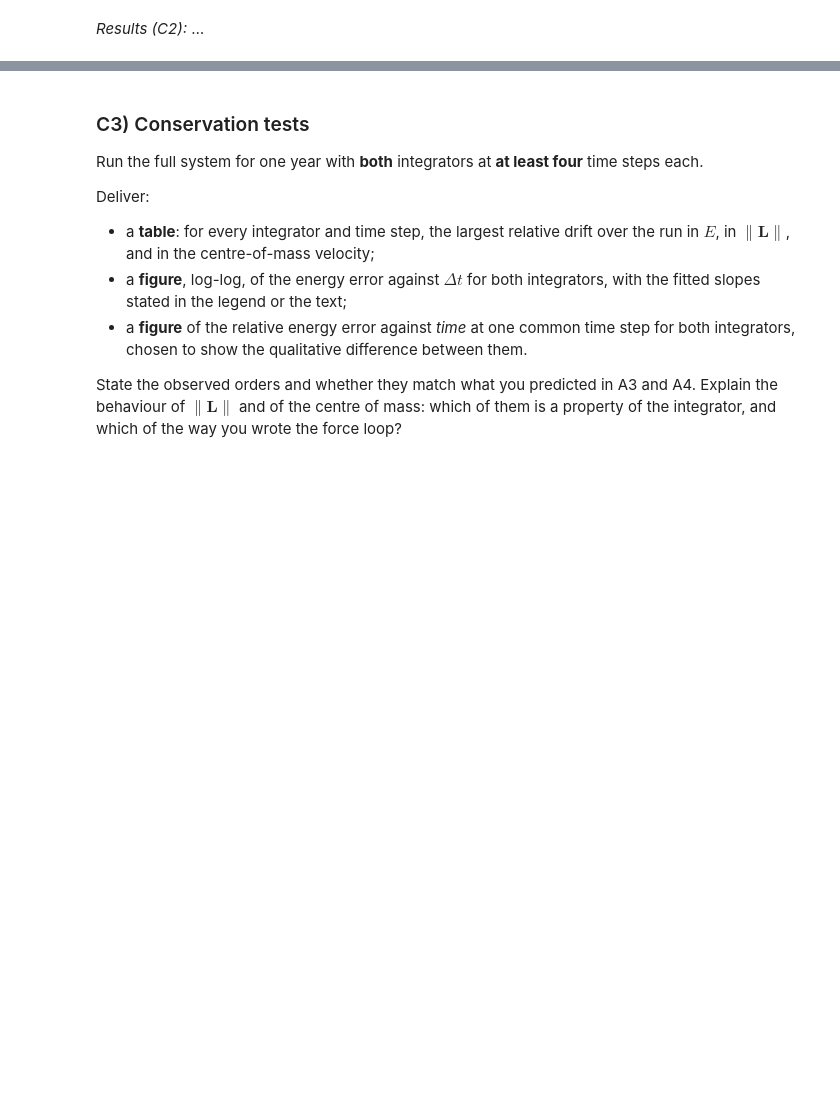
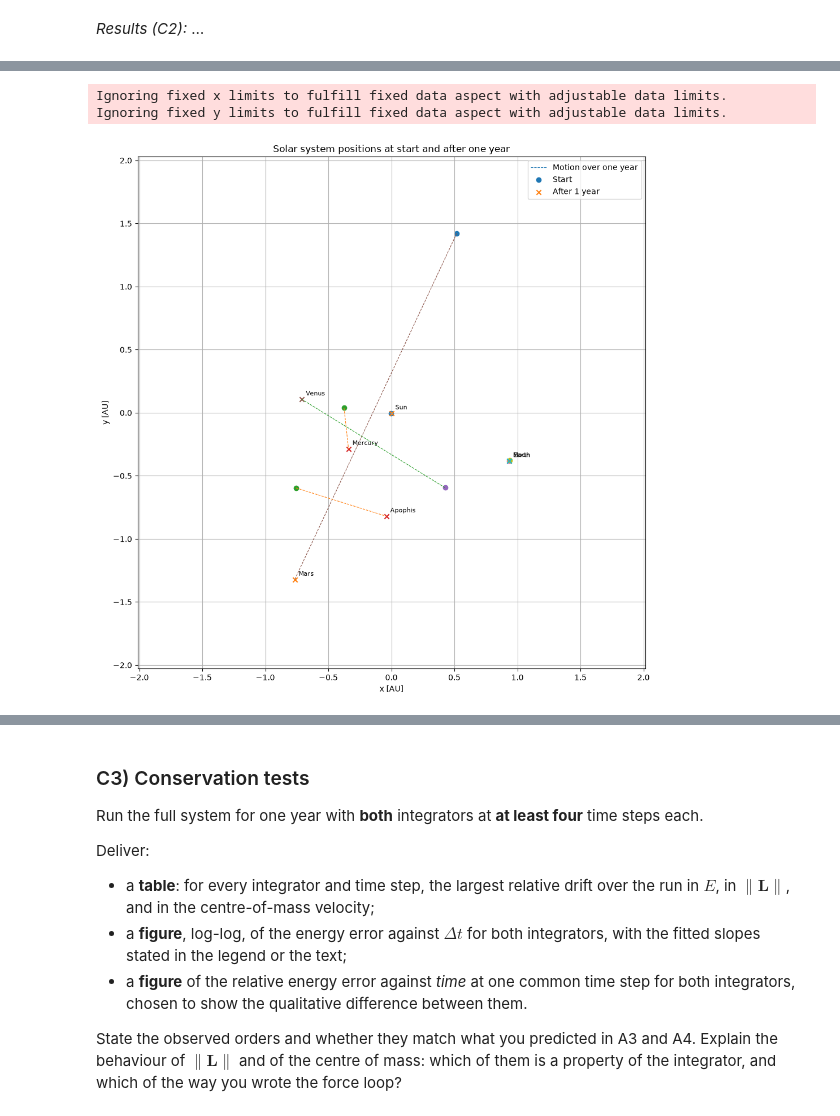
Before and after one commit to datomic117/Particle_based_simulations, a Jupyter notebook: Assignment_1/Submission/A1.ipynb, the cells around one changed output, grey strips where cells are left out. Cells and saved outputs as stored; diff of their text form; code cells hidden in the pictures; blank space fills up the shorter version.

Commit message:
C2 graphs

```diff
--- a/Assignment_1/Submission/A1.ipynb
+++ b/Assignment_1/Submission/A1.ipynb
@@ -605,0 +740,79 @@ states instead, and why no time step could have fixed it.
+# %%
+# C2: plot the system at the start and after one year
+
+plt.figure(figsize=(10, 10))
+
+# Plot each body's trajectory from start to final position
+for body, r0, r1 in zip(bodies_initial, r_initial, r_1h):
+
+    x0 = r0[0] / AU
+    y0 = r0[1] / AU
+
+    x1 = r1[0] / AU
+    y1 = r1[1] / AU
+
+    # Line showing movement
+    plt.plot(
+        [x0, x1],
+        [y0, y1],
+        linestyle="--",
+        linewidth=0.8
+    )
+
+    # Start position
+    plt.scatter(
+        x0,
+        y0,
+        marker="o"
+    )
+
+    # Final position
+    plt.scatter(
+        x1,
+        y1,
+        marker="x"
+    )
+
+    # Label the final position
+    plt.annotate(
+        body,
+        (x1, y1),
+        xytext=(5, 5),
+        textcoords="offset points",
+        fontsize=8
+    )
+
+plt.xlabel("x [AU]")
+plt.ylabel("y [AU]")
+plt.title("Solar system positions at start and after one year")
+
+plt.legend(
+    ["Motion over one year", "Start", "After 1 year"]
+)
+
+plt.axis("equal")
+
+# Focus on inner solar system
+plt.xlim(-2, 2)
+plt.ylim(-2, 2)
+
+plt.grid(True)
+plt.tight_layout()
+plt.show()
+
+
+# List bodies outside the plotting range
+
+print("Bodies outside the ±2 AU plotting range:")
+
+for body, pos in zip(bodies_initial, r_1h):
+
+    x = pos[0] / AU
+    y = pos[1] / AU
+
+    if abs(x) > 2 or abs(y) > 2:
+        print(body)
+# %% [output]
+Ignoring fixed x limits to fulfill fixed data aspect with adjustable data limits.
+Ignoring fixed y limits to fulfill fixed data aspect with adjustable data limits.
+[figure, added]
```
Also changed, not shown: parts of 3 cells of this notebook, 6 other files.
